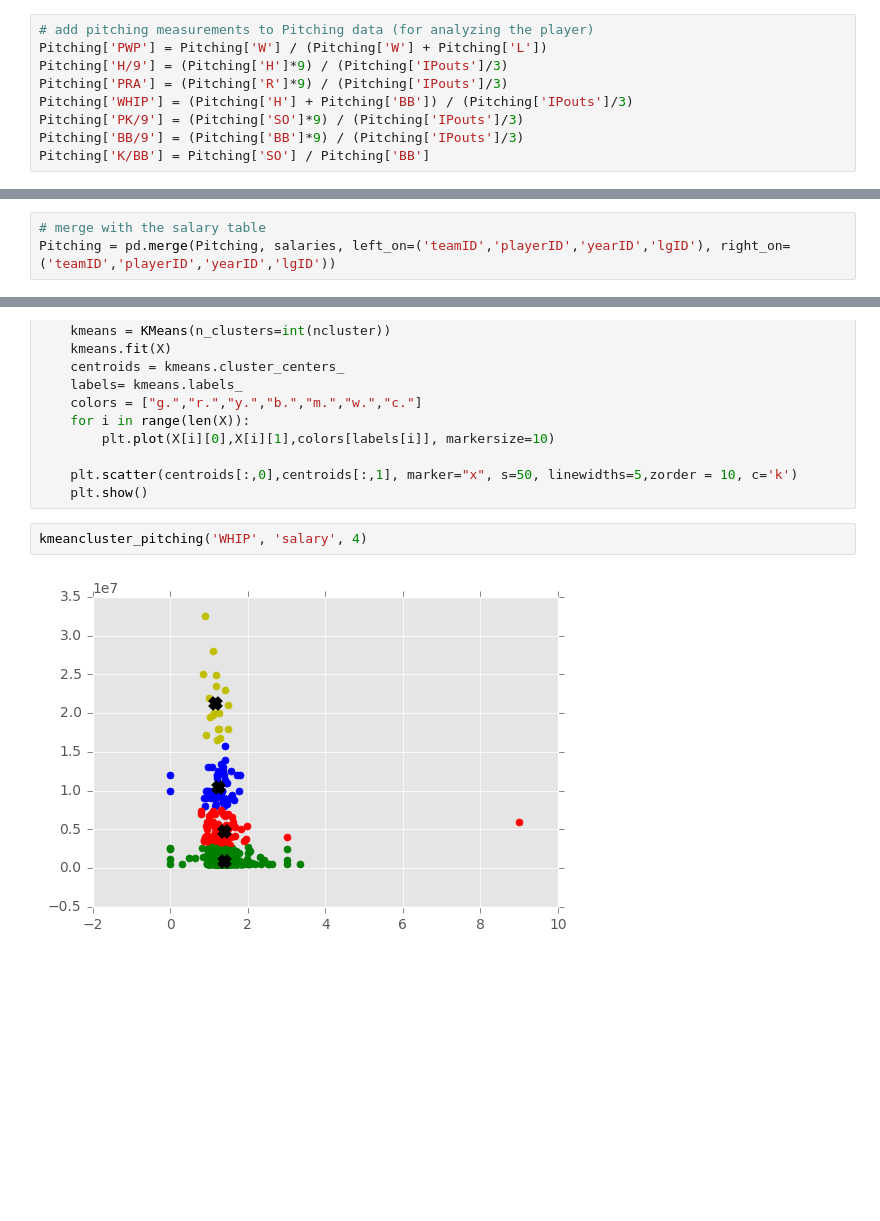
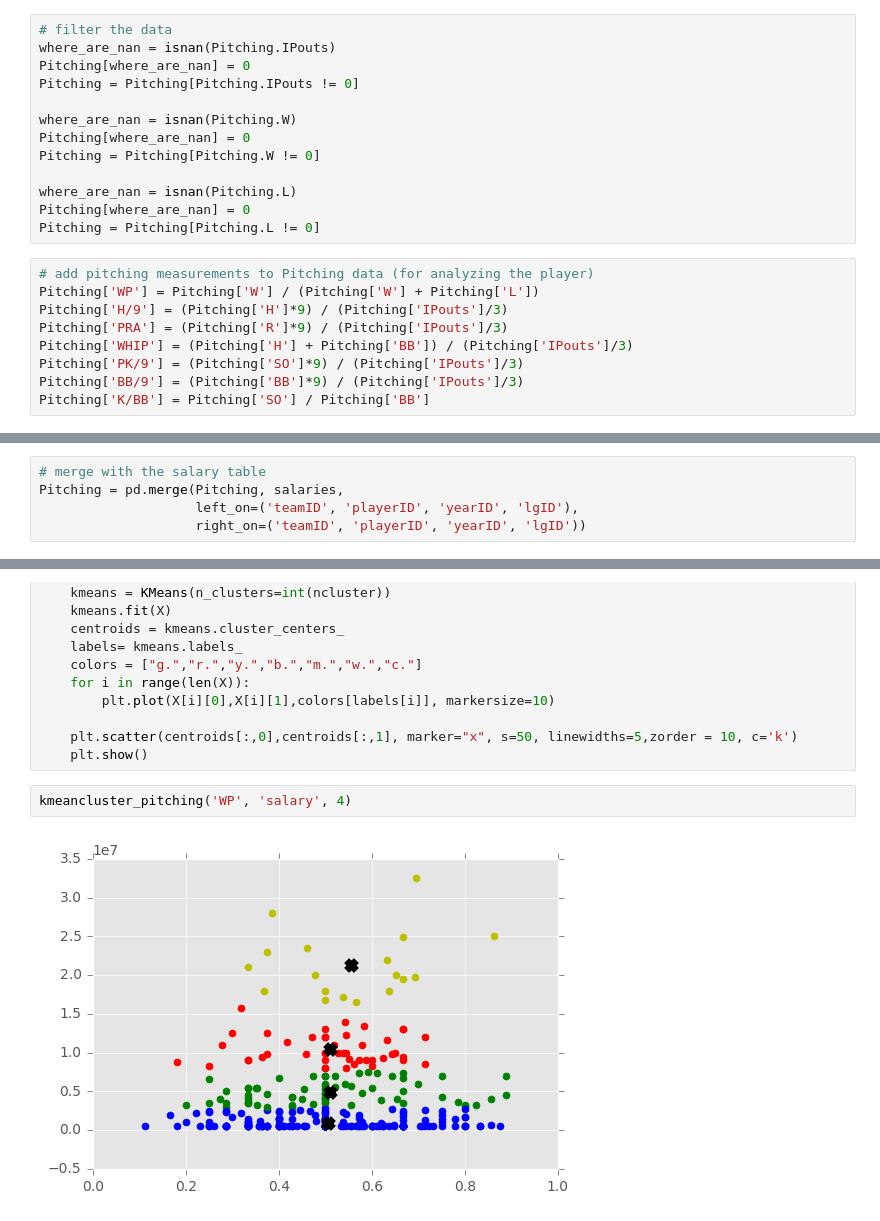
Before and after one commit to JeffWang0501/VALabProject2016, a Jupyter notebook: Baseball.ipynb, the cells around one changed output, grey strips where cells are left out. Saved outputs shown, nothing was run; the diff lists cells and outputs as text; blank space fills up the shorter version.

```diff
--- a/Baseball.ipynb
+++ b/Baseball.ipynb
@@ -500,6 +503,19 @@ Pitching = Pitching[Pitching['yearID']==2015]
+# %%
+# filter the data
+where_are_nan = isnan(Pitching.IPouts)
+Pitching[where_are_nan] = 0
+Pitching = Pitching[Pitching.IPouts != 0]
+
+where_are_nan = isnan(Pitching.W)
+Pitching[where_are_nan] = 0
+Pitching = Pitching[Pitching.W != 0]
+
+where_are_nan = isnan(Pitching.L)
+Pitching[where_are_nan] = 0
+Pitching = Pitching[Pitching.L != 0]
 # %%
 # add pitching measurements to Pitching data (for analyzing the player)
-Pitching['PWP'] = Pitching['W'] / (Pitching['W'] + Pitching['L'])
+Pitching['WP'] = Pitching['W'] / (Pitching['W'] + Pitching['L'])
 Pitching['H/9'] = (Pitching['H']*9) / (Pitching['IPouts']/3)
 Pitching['PRA'] = (Pitching['R']*9) / (Pitching['IPouts']/3)
 Pitching['WHIP'] = (Pitching['H'] + Pitching['BB']) / (Pitching['IPouts']/3)
@@ -514,6 +525,8 @@ Pitching = Pitching[Pitching.IPouts != 0]
 # %%
 # merge with the salary table
-Pitching = pd.merge(Pitching, salaries, left_on=('teamID','playerID','yearID','lgID'), right_on=('teamID','playerID','yearID','lgID'))
+Pitching = pd.merge(Pitching, salaries,
+                    left_on=('teamID', 'playerID', 'yearID', 'lgID'),
+                    right_on=('teamID', 'playerID', 'yearID', 'lgID'))
 # %%
 # K means cluster
 def kmeancluster_pitching(m1,m2,ncluster):
@@ -531,6 +544,6 @@ def kmeancluster_pitching(m1,m2,ncluster):
     plt.scatter(centroids[:,0],centroids[:,1], marker="x", s=50, linewidths=5,zorder = 10, c='k')
     plt.show()
 # %%
-kmeancluster_pitching('WHIP', 'salary', 4)
+kmeancluster_pitching('WP', 'salary', 4)
 # %% [output]
-[figure, old version]
+[figure, new version]
```
Also changed, not shown: parts of 3 cells of this notebook.
